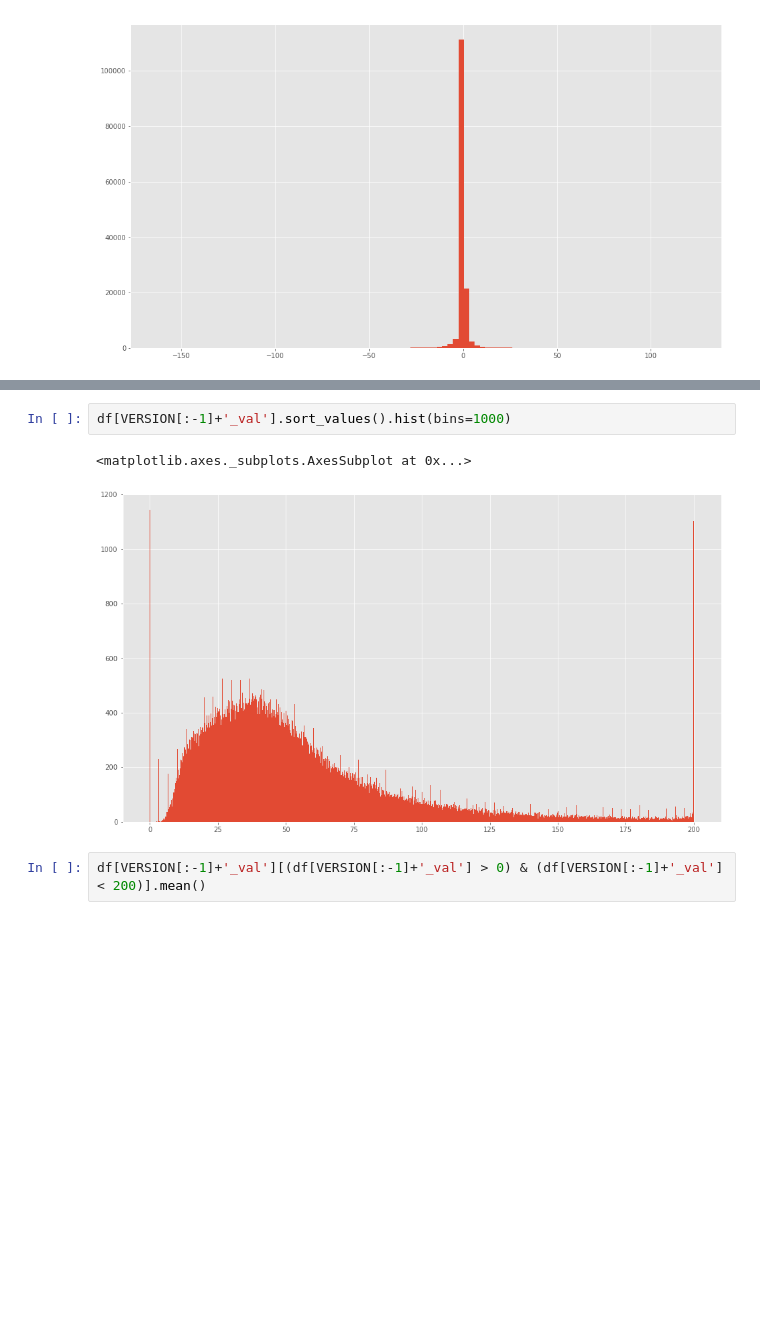
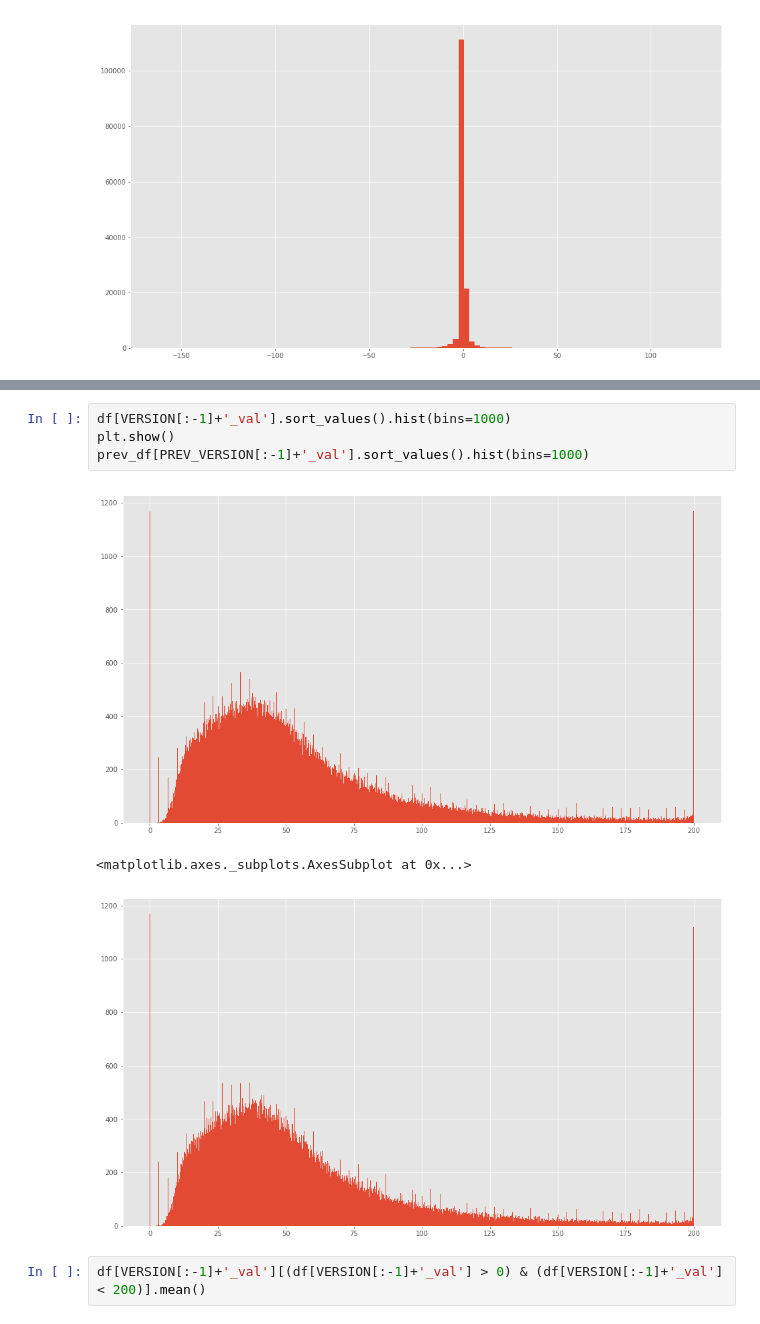
Before and after one commit to DBCerigo/kaggle-wiki, a Jupyter notebook: dbc/Results-analysis_v4.ipynb, the cells around one changed output, grey strips where cells are left out. Saved outputs shown, nothing was run; the diff lists cells and outputs as text; blank space fills up the shorter version.

```diff
--- a/dbc/Results-analysis_v4.ipynb
+++ b/dbc/Results-analysis_v4.ipynb
@@ -89,8 +99,11 @@ df[VERSION[:-1]+'_val'].plot()
 # %%
 df[VERSION[:-1]+'_val'].sort_values().hist(bins=1000)
+plt.show()
+prev_df[PREV_VERSION[:-1]+'_val'].sort_values().hist(bins=1000)
 # %% [output]
+[figure, new version]
 <matplotlib.axes._subplots.AxesSubplot at 0x...>
-[figure, old version]
+[figure, added]
 # %%
 df[VERSION[:-1]+'_val'][(df[VERSION[:-1]+'_val'] > 0) & (df[VERSION[:-1]+'_val'] < 200)].mean()
 # %% [output]
```
Also changed, not shown: parts of 5 cells of this notebook.
